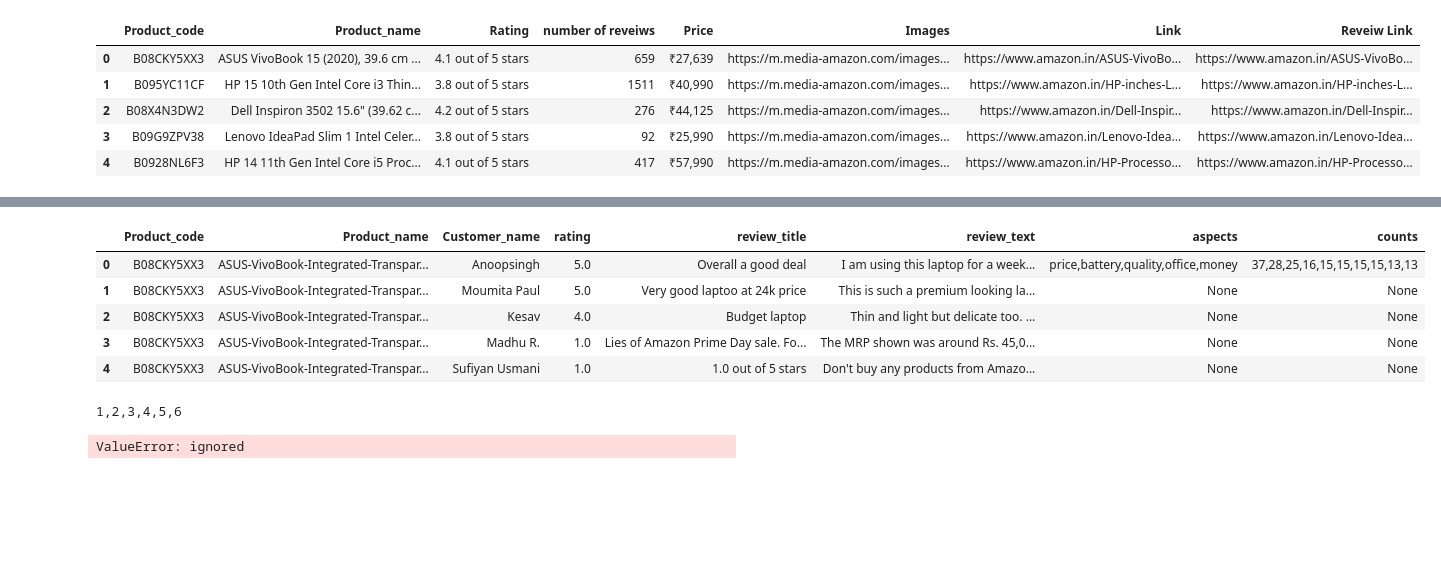
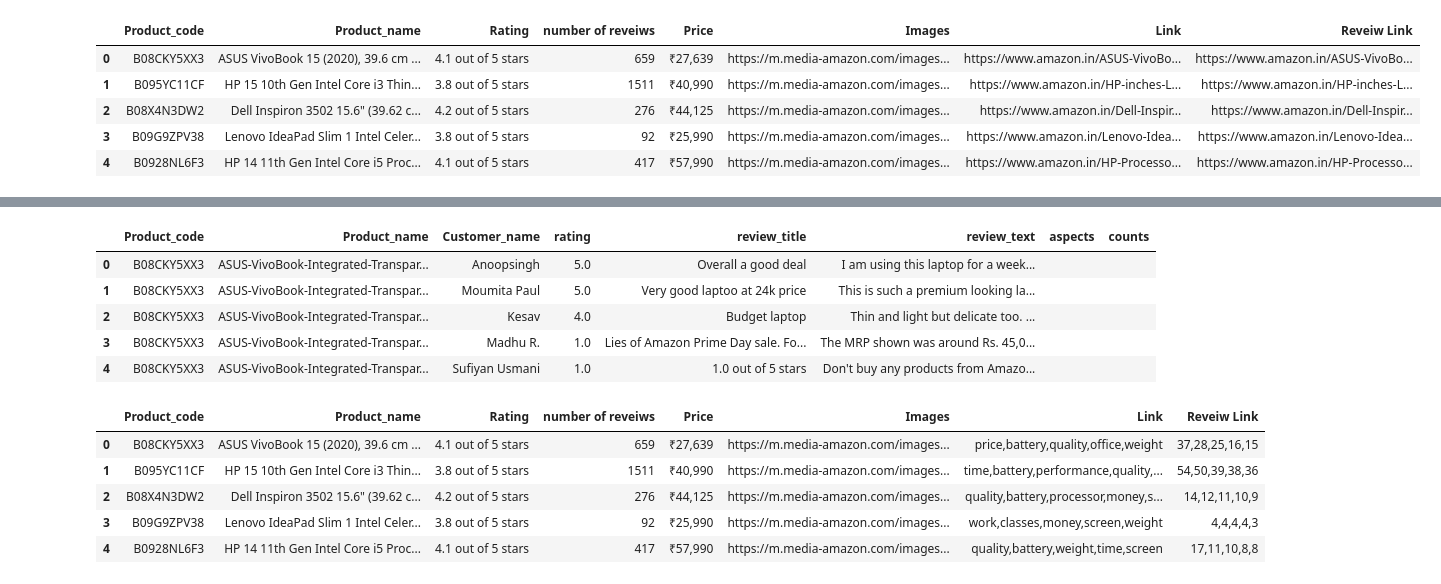
Before and after one commit to DibyaSadhukhan/Amazon_Review_Analysis, a Jupyter notebook: Reveiw_analysis.ipynb, the cells around one changed output, grey strips where cells are left out. Cells and saved outputs as stored; diff of their text form; code cells hidden in the pictures; blank space fills up the shorter version.

```diff
--- a/Reveiw_analysis.ipynb
+++ b/Reveiw_analysis.ipynb
@@ -550,8 +550,8 @@ master.head()
 | 3 | B09G9ZPV38 | Lenovo IdeaPad Slim 1 Intel Celer... | 3.8 out of 5 stars | 92 | ₹25,990 | https://m.media-amazon.com/images... | https://www.amazon.in/Lenovo-Idea... | https://www.amazon.in/Lenovo-Idea... |
 | 4 | B0928NL6F3 | HP 14 11th Gen Intel Core i5 Proc... | 4.1 out of 5 stars | 417 | ₹57,990 | https://m.media-amazon.com/images... | https://www.amazon.in/HP-Processo... | https://www.amazon.in/HP-Processo... |
 # %%
-df['aspects']=None
-df['counts']=None
+df['aspects']=""
+df['counts']=""
 df.head()
 # %% [output]
 |  | Product_code | Product_name | Customer_name | rating | review_title | review_text | aspects | counts |
@@ -563,36 +563,30 @@ df.head()
 # %%
 codes=df['Product_code'].unique()
-for code in codes[:1]:
+for code in codes:
   print()
   revDf=df.loc[df['Product_code']==code]
   rev = '\n'.join(revDf['review_text'])
   all_rev= format_text(rev)
   aspects,counts=get_aspects(all_rev)
   aspects=','.join(aspects)
   counts=','.join([str(x) for x in counts])
-  df.iat[master.loc[master['Product_code']==code].index.values[0],-2]=aspects
-  df.iat[master.loc[master['Product_code']==code].index.values[0],-1]=counts
+  master.iat[master.loc[master['Product_code']==code].index.values[0],-2]=aspects
+  master.iat[master.loc[master['Product_code']==code].index.values[0],-1]=counts
   #print(rev.iloc[:2])
 df.head()
 # %% [output]
 |  | Product_code | Product_name | Customer_name | rating | review_title | review_text | aspects | counts |
-| 0 | B08CKY5XX3 | ASUS-VivoBook-Integrated-Transpar... | Anoopsingh | 5.0 | Overall a good deal | I am using this laptop for a week... | price,battery,quality,office,money | 37,28,25,16,15,15,15,15,13,13 |
-| 1 | B08CKY5XX3 | ASUS-VivoBook-Integrated-Transpar... | Moumita Paul | 5.0 | Very good laptoo at 24k price | This is such a premium looking la... | None | None |
-| 2 | B08CKY5XX3 | ASUS-VivoBook-Integrated-Transpar... | Kesav | 4.0 | Budget laptop | Thin and light but delicate too. ... | None | None |
-| 3 | B08CKY5XX3 | ASUS-VivoBook-Integrated-Transpar... | Madhu R. | 1.0 | Lies of Amazon Prime Day sale. Fo... | The MRP shown was around Rs. 45,0... | None | None |
-| 4 | B08CKY5XX3 | ASUS-VivoBook-Integrated-Transpar... | Sufiyan Usmani | 1.0 | 1.0 out of 5 stars | Don't buy any products from Amazo... | None | None |
+| 0 | B08CKY5XX3 | ASUS-VivoBook-Integrated-Transpar... | Anoopsingh | 5.0 | Overall a good deal | I am using this laptop for a week... |  |  |
+| 1 | B08CKY5XX3 | ASUS-VivoBook-Integrated-Transpar... | Moumita Paul | 5.0 | Very good laptoo at 24k price | This is such a premium looking la... |  |  |
+| 2 | B08CKY5XX3 | ASUS-VivoBook-Integrated-Transpar... | Kesav | 4.0 | Budget laptop | Thin and light but delicate too. ... |  |  |
+| 3 | B08CKY5XX3 | ASUS-VivoBook-Integrated-Transpar... | Madhu R. | 1.0 | Lies of Amazon Prime Day sale. Fo... | The MRP shown was around Rs. 45,0... |  |  |
+| 4 | B08CKY5XX3 | ASUS-VivoBook-Integrated-Transpar... | Sufiyan Usmani | 1.0 | 1.0 out of 5 stars | Don't buy any products from Amazo... |  |  |
-# %%
-counts=[1,2,3,4,5,6]
-
-print(counts)
-# %% [output]
-1,2,3,4,5,6
-# %%
-product_code=df['Product_code']
-rev = '\n'.join(df['review_text'])
-all_rev= format_text(rev)
-#print(rev)
-aspects,counts=get_aspects(all_rev)
-print(aspects,counts)
-# %% [output]
-ValueError: ignored
+# %%
+master.head()
+# %% [output]
+|  | Product_code | Product_name | Rating | number of reveiws | Price | Images | Link | Reveiw Link |
+| 0 | B08CKY5XX3 | ASUS VivoBook 15 (2020), 39.6 cm ... | 4.1 out of 5 stars | 659 | ₹27,639 | https://m.media-amazon.com/images... | price,battery,quality,office,weight | 37,28,25,16,15 |
+| 1 | B095YC11CF | HP 15 10th Gen Intel Core i3 Thin... | 3.8 out of 5 stars | 1511 | ₹40,990 | https://m.media-amazon.com/images... | time,battery,performance,quality,... | 54,50,39,38,36 |
+| 2 | B08X4N3DW2 | Dell Inspiron 3502 15.6" (39.62 c... | 4.2 out of 5 stars | 276 | ₹44,125 | https://m.media-amazon.com/images... | quality,battery,processor,money,s... | 14,12,11,10,9 |
+| 3 | B09G9ZPV38 | Lenovo IdeaPad Slim 1 Intel Celer... | 3.8 out of 5 stars | 92 | ₹25,990 | https://m.media-amazon.com/images... | work,classes,money,screen,weight | 4,4,4,4,3 |
+| 4 | B0928NL6F3 | HP 14 11th Gen Intel Core i5 Proc... | 4.1 out of 5 stars | 417 | ₹57,990 | https://m.media-amazon.com/images... | quality,battery,weight,time,screen | 17,11,10,8,8 |
```
Also changed, not shown: parts of 2 cells of this notebook.
